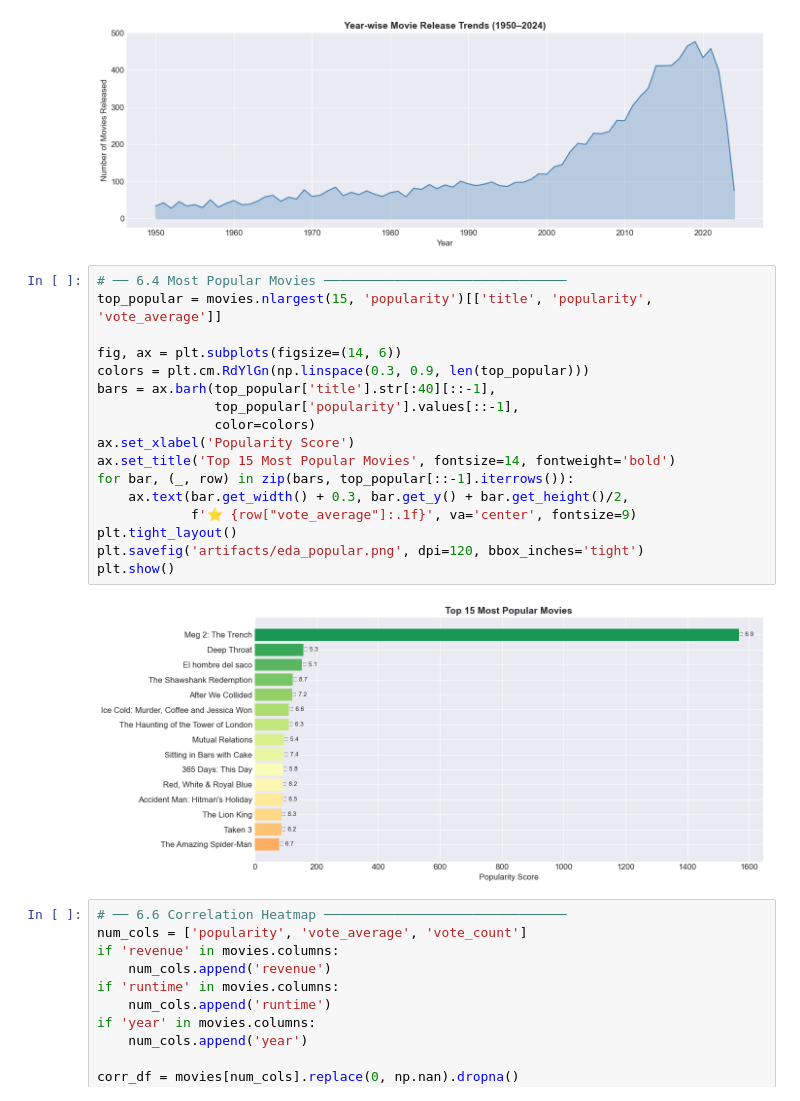
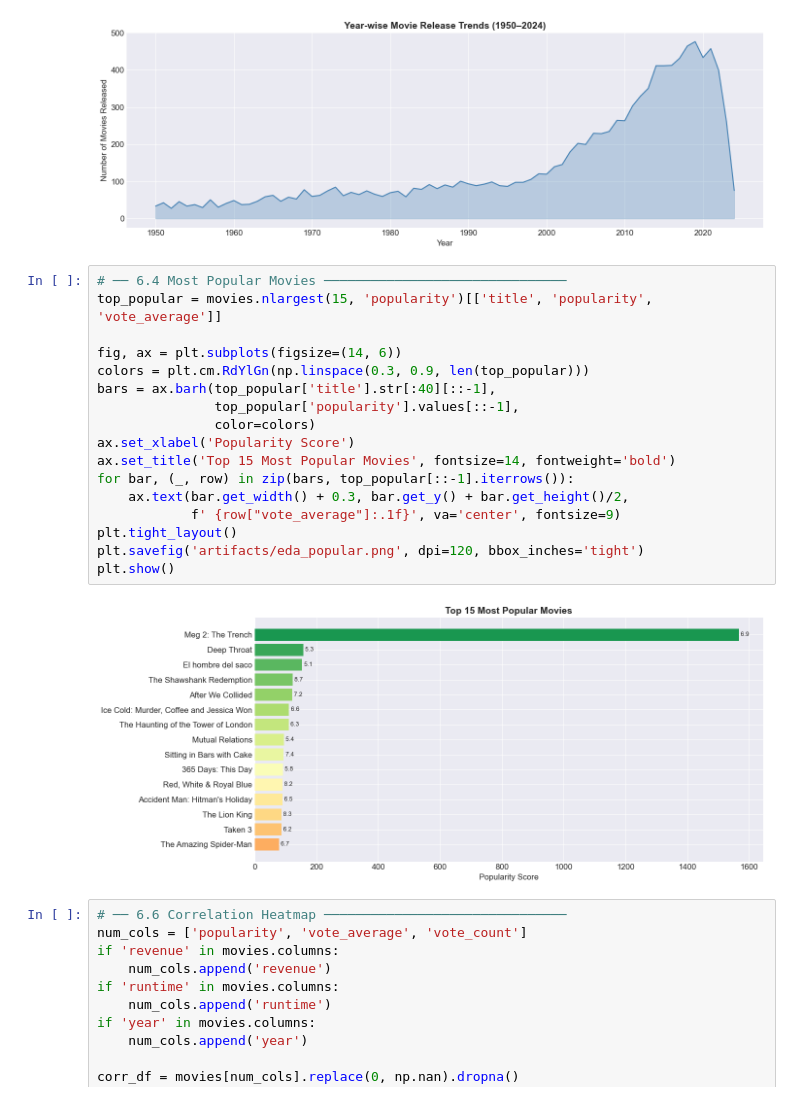
Before and after one commit to mardavjainn/movie-recommendation-dap, a Jupyter notebook: DAP_TMDB_MovieRecommendation.ipynb, the cells around one changed output. Saved outputs shown, nothing was run; the diff lists cells and outputs as text.

```diff
--- a/DAP_TMDB_MovieRecommendation.ipynb
+++ b/DAP_TMDB_MovieRecommendation.ipynb
@@ -438,22 +399,22 @@ plt.show()
 # %%
 # ── 6.4 Most Popular Movies ───────────────────────────────
 top_popular = movies.nlargest(15, 'popularity')[['title', 'popularity', 'vote_average']]
 
 fig, ax = plt.subplots(figsize=(14, 6))
 colors = plt.cm.RdYlGn(np.linspace(0.3, 0.9, len(top_popular)))
 bars = ax.barh(top_popular['title'].str[:40][::-1],
                top_popular['popularity'].values[::-1],
                color=colors)
 ax.set_xlabel('Popularity Score')
 ax.set_title('Top 15 Most Popular Movies', fontsize=14, fontweight='bold')
 for bar, (_, row) in zip(bars, top_popular[::-1].iterrows()):
     ax.text(bar.get_width() + 0.3, bar.get_y() + bar.get_height()/2,
-            f'⭐ {row["vote_average"]:.1f}', va='center', fontsize=9)
+            f' {row["vote_average"]:.1f}', va='center', fontsize=9)
 plt.tight_layout()
 plt.savefig('artifacts/eda_popular.png', dpi=120, bbox_inches='tight')
 plt.show()
 # %% [output]
-[figure, old version]
+[figure, new version]
 # %%
 # ── 6.6 Correlation Heatmap ───────────────────────────────
 num_cols = ['popularity', 'vote_average', 'vote_count']
```
Also changed, not shown: parts of 24 cells of this notebook, 2 other files.
